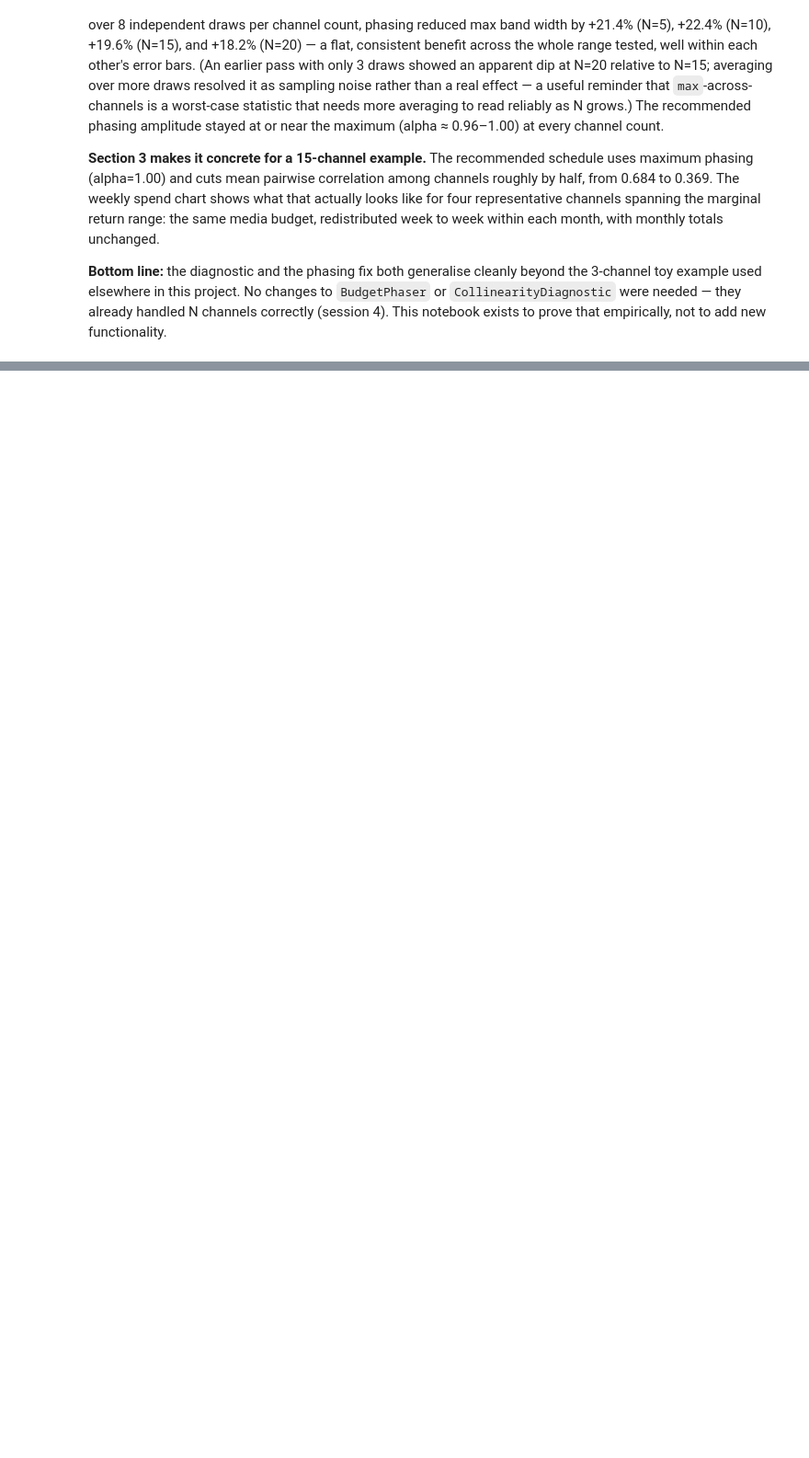
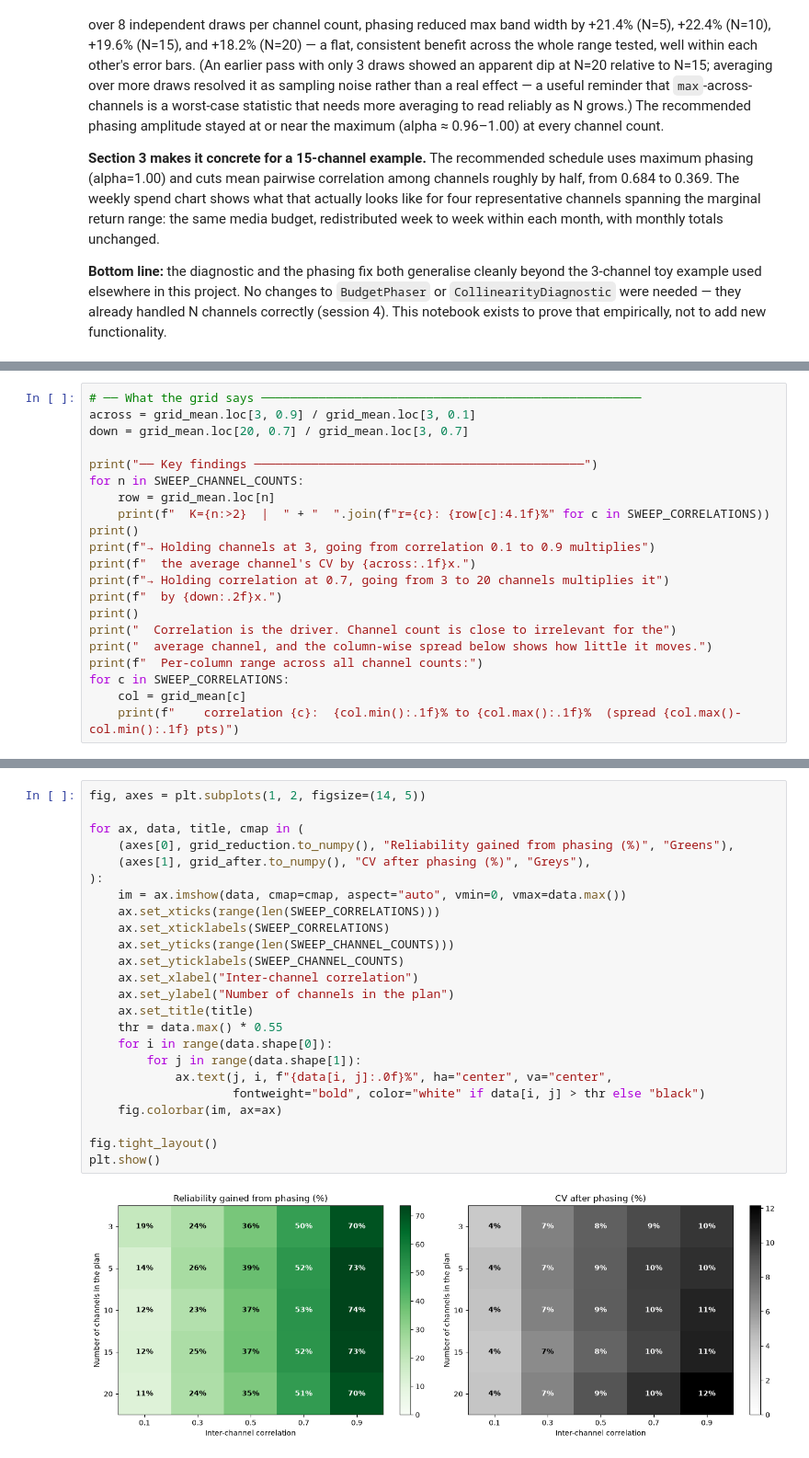
Before and after one commit to raz1470/how_wrong_is_your_mmm, a Jupyter notebook: notebooks/04_channel_scaling_walkthrough.ipynb, the cells around one changed output, grey strips where cells are left out. Shown at 92% size. Drawn from its saved outputs; the diff is of its cells as text; blank space fills up the shorter version.

```diff
--- a/notebooks/04_channel_scaling_walkthrough.ipynb
+++ b/notebooks/04_channel_scaling_walkthrough.ipynb
@@ -860,0 +958,21 @@ Same caveat as Section 2b: this is one worked example at one channel count, not
+# %%
+# ── What the grid says ─────────────────────────────────────────────────────
+across = grid_mean.loc[3, 0.9] / grid_mean.loc[3, 0.1]
+down = grid_mean.loc[20, 0.7] / grid_mean.loc[3, 0.7]
+
+print("── Key findings ──────────────────────────────────────────────")
+for n in SWEEP_CHANNEL_COUNTS:
+    row = grid_mean.loc[n]
+    print(f"  K={n:>2}  |  " + "  ".join(f"r={c}: {row[c]:4.1f}%" for c in SWEEP_CORRELATIONS))
+print()
+print(f"→ Holding channels at 3, going from correlation 0.1 to 0.9 multiplies")
+print(f"  the average channel's CV by {across:.1f}x.")
+print(f"→ Holding correlation at 0.7, going from 3 to 20 channels multiplies it")
+print(f"  by {down:.2f}x.")
+print()
+print("  Correlation is the driver. Channel count is close to irrelevant for the")
+print("  average channel, and the column-wise spread below shows how little it moves.")
+print(f"  Per-column range across all channel counts:")
+for c in SWEEP_CORRELATIONS:
+    col = grid_mean[c]
+    print(f"    correlation {c}:  {col.min():.1f}% to {col.max():.1f}%  (spread {col.max()-col.min():.1f} pts)")
@@ -860,0 +1190,26 @@ Same caveat as Section 2b: this is one worked example at one channel count, not
+# %%
+fig, axes = plt.subplots(1, 2, figsize=(14, 5))
+
+for ax, data, title, cmap in (
+    (axes[0], grid_reduction.to_numpy(), "Reliability gained from phasing (%)", "Greens"),
+    (axes[1], grid_after.to_numpy(), "CV after phasing (%)", "Greys"),
+):
+    im = ax.imshow(data, cmap=cmap, aspect="auto", vmin=0, vmax=data.max())
+    ax.set_xticks(range(len(SWEEP_CORRELATIONS)))
+    ax.set_xticklabels(SWEEP_CORRELATIONS)
+    ax.set_yticks(range(len(SWEEP_CHANNEL_COUNTS)))
+    ax.set_yticklabels(SWEEP_CHANNEL_COUNTS)
+    ax.set_xlabel("Inter-channel correlation")
+    ax.set_ylabel("Number of channels in the plan")
+    ax.set_title(title)
+    thr = data.max() * 0.55
+    for i in range(data.shape[0]):
+        for j in range(data.shape[1]):
+            ax.text(j, i, f"{data[i, j]:.0f}%", ha="center", va="center",
+                    fontweight="bold", color="white" if data[i, j] > thr else "black")
+    fig.colorbar(im, ax=ax)
+
+fig.tight_layout()
+plt.show()
+# %% [output]
+[figure, added]
```
Also changed, not shown: parts of 9 cells of this notebook, 1 other file.
